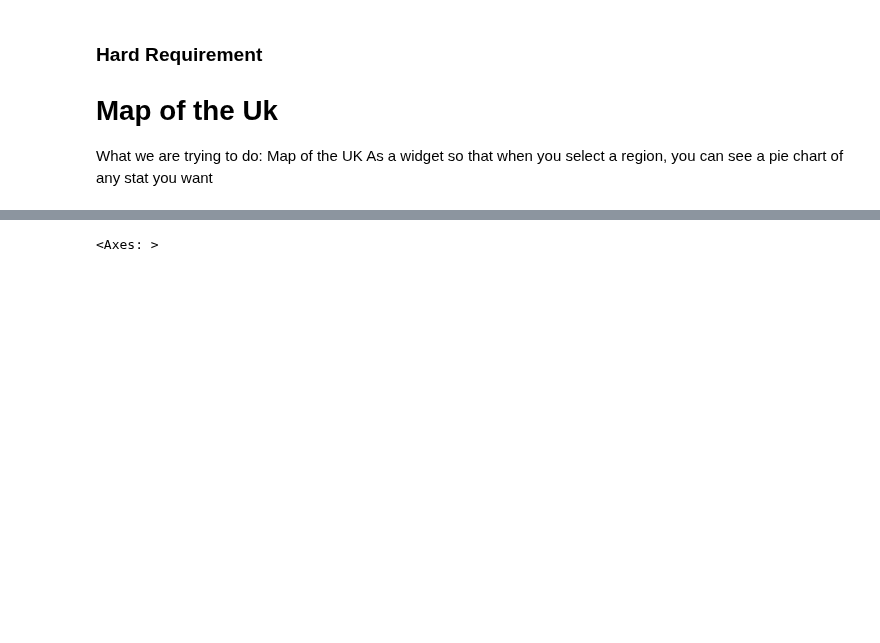
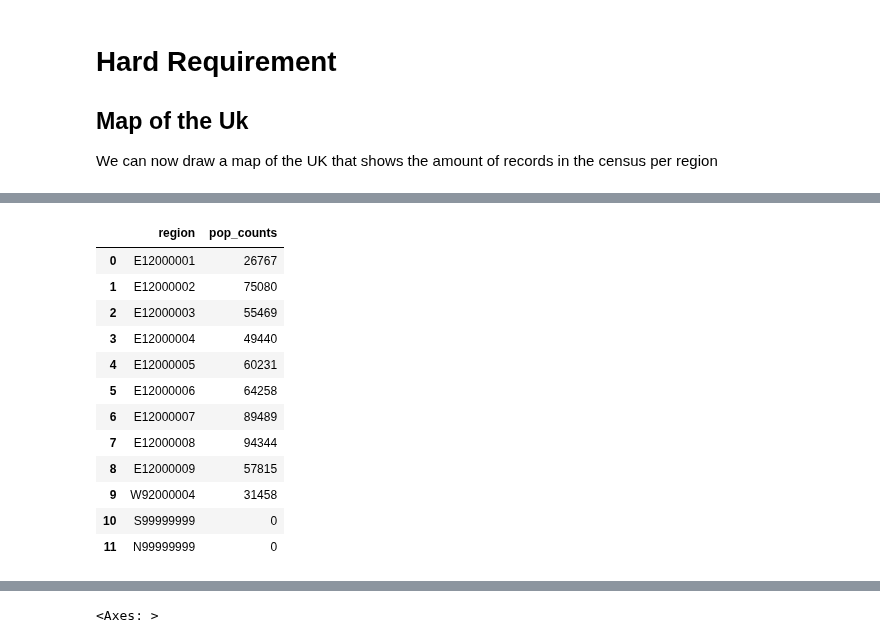
Before and after one commit to het106/Python-p2, a Jupyter notebook: notebooks/map_notebook.ipynb, the cells around one changed output, grey strips where cells are left out. Drawn from its saved outputs; the diff is of its cells as text; code cells hidden in the pictures; blank space fills up the shorter version.

```diff
--- a/notebooks/map_notebook.ipynb
+++ b/notebooks/map_notebook.ipynb
@@ -1,11 +1,9 @@
 # %% [markdown]
-### Hard Requirement
+# Hard Requirement
 
-# Map of the Uk
+## Map of the Uk
 
-What we are trying to do:
-Map of the UK
-As a widget so that when you select a region, you can see a pie chart of any stat you want
+We can now draw a map of the UK that shows the amount of records in the census per region
 # %%
 import geopandas
 import matplotlib.pyplot as plt
@@ -36,9 +34,28 @@ map
 | 10 | S99999999 | Scotland | 277746 | 700060 | -3.970910 | 56.177429 | e25e289f-756d-4e60-8388-b4ece419d1c1 | MULTIPOLYGON (((320000.017 976689... |
 | 11 | N99999999 | Northern Ireland | 86601 | 535325 | -6.854810 | 54.614941 | cdeca05f-0e33-4c34-aaf8-af74e1d91622 | MULTIPOLYGON (((116908.519 602925... |
 # %%
-region_counts = df.groupby("region")["region"].count().fillna(0)
+# Get the counts per region in list format
+region_counts = df.groupby("region")["region"].count()
 region_counts = region_counts.tolist()
 
 # Scotland and Northern Ireland don't have records so we need to add them manually
 region_counts.append(0)
 region_counts.append(0)
+
+# Add the counts to the data set
+map["pop_counts"] = region_counts
+map[["region", "pop_counts"]]
+# %% [output]
+|  | region | pop_counts |
+| 0 | E12000001 | 26767 |
+| 1 | E12000002 | 75080 |
+| 2 | E12000003 | 55469 |
+| 3 | E12000004 | 49440 |
+| 4 | E12000005 | 60231 |
+| 5 | E12000006 | 64258 |
+| 6 | E12000007 | 89489 |
+| 7 | E12000008 | 94344 |
+| 8 | E12000009 | 57815 |
+| 9 | W92000004 | 31458 |
+| 10 | S99999999 | 0 |
+| 11 | N99999999 | 0 |
```
Also changed, not shown: parts of 2 cells of this notebook.
